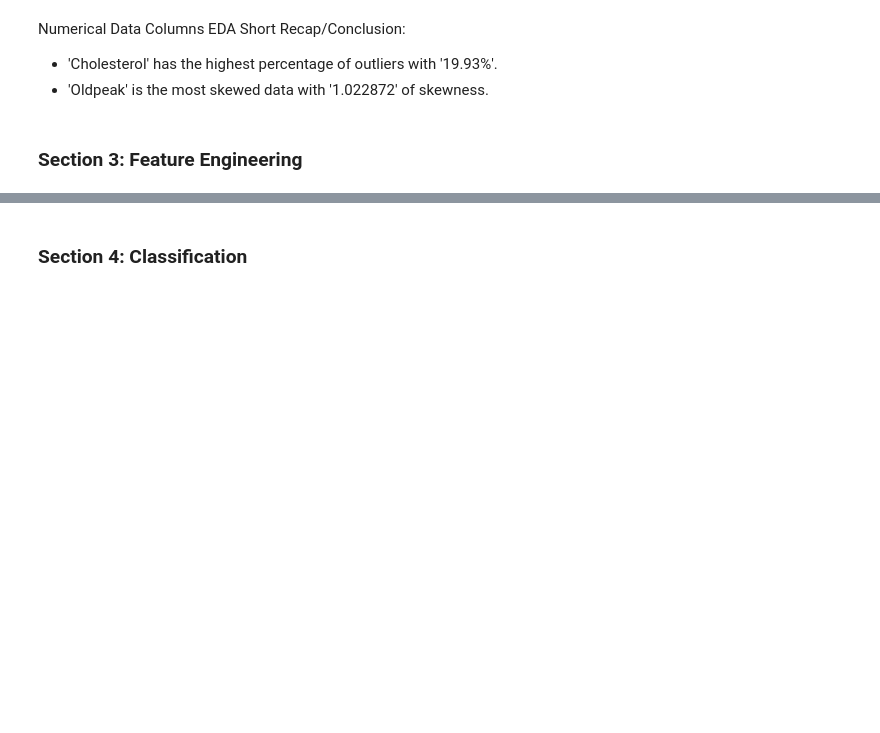
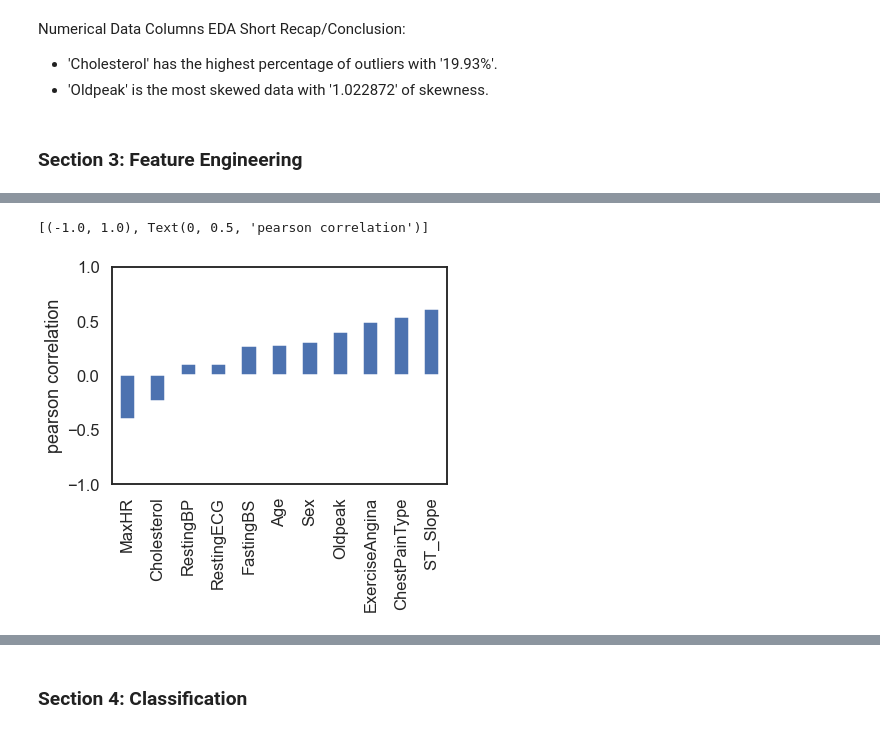
Before and after one commit to berodimas/one-month-one-dataset, a Jupyter notebook: [2022-01] Heart Disease Failure Prediction Dataset/heart_failure_prediction.ipynb, the cells around one changed output, grey strips where cells are left out. Drawn from its saved outputs; the diff is of its cells as text; code cells hidden in the pictures; blank space fills up the shorter version.

```diff
--- a/[2022-01] Heart Disease Failure Prediction Dataset/heart_failure_prediction.ipynb
+++ b/[2022-01] Heart Disease Failure Prediction Dataset/heart_failure_prediction.ipynb
@@ -402,0 +385,2 @@ heart_df_le.head()
+# %%
+heart_df_oe = heart_df.copy()
@@ -402,0 +431,7 @@ heart_df_le.head()
+# %%
+## Check correlation between each features to target
+y = (heart_df_oe['HeartDisease'] == 1).astype(int)
+fields = list(heart_df_oe.columns[:-1])  # everything except "HeartDisease"
+correlations = heart_df_oe[fields].corrwith(y)
+correlations.sort_values(inplace=True)
+correlations
@@ -402,0 +451,7 @@ heart_df_le.head()
+# %%
+## Graph the correlation chart
+ax = correlations.plot(kind='bar')
+ax.set(ylim=[-1, 1], ylabel='pearson correlation')
+# %% [output]
+[(-1.0, 1.0), Text(0, 0.5, 'pearson correlation')]
+[figure, added]
```
Also changed, not shown: parts of 28 cells of this notebook, 3 other files.
